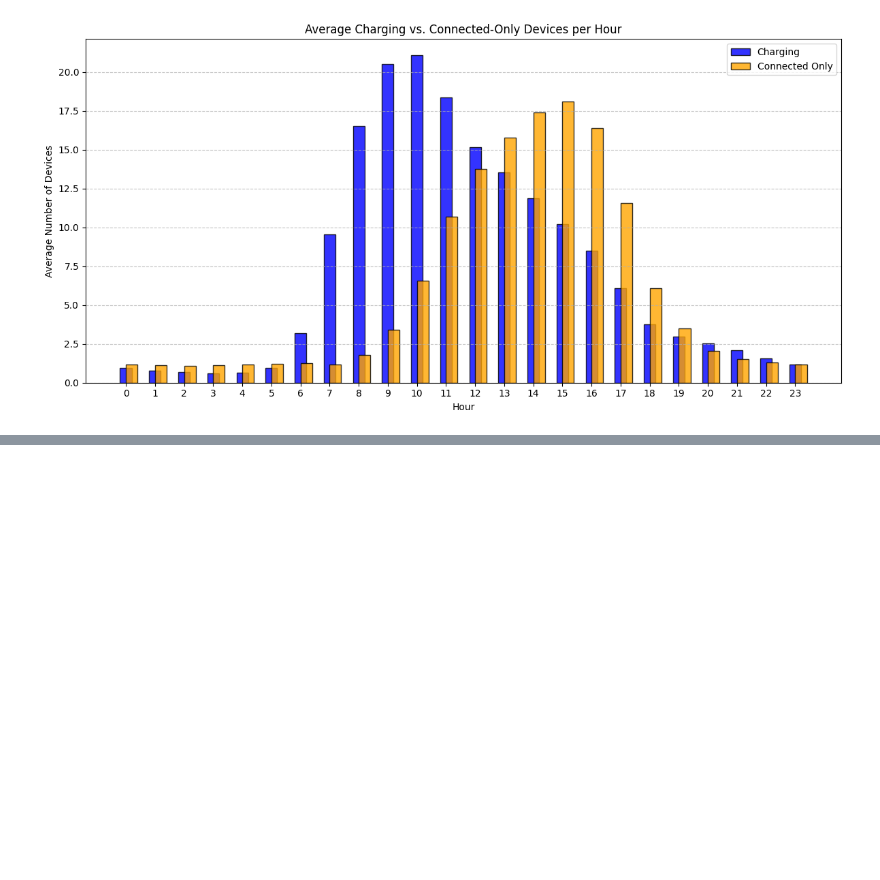
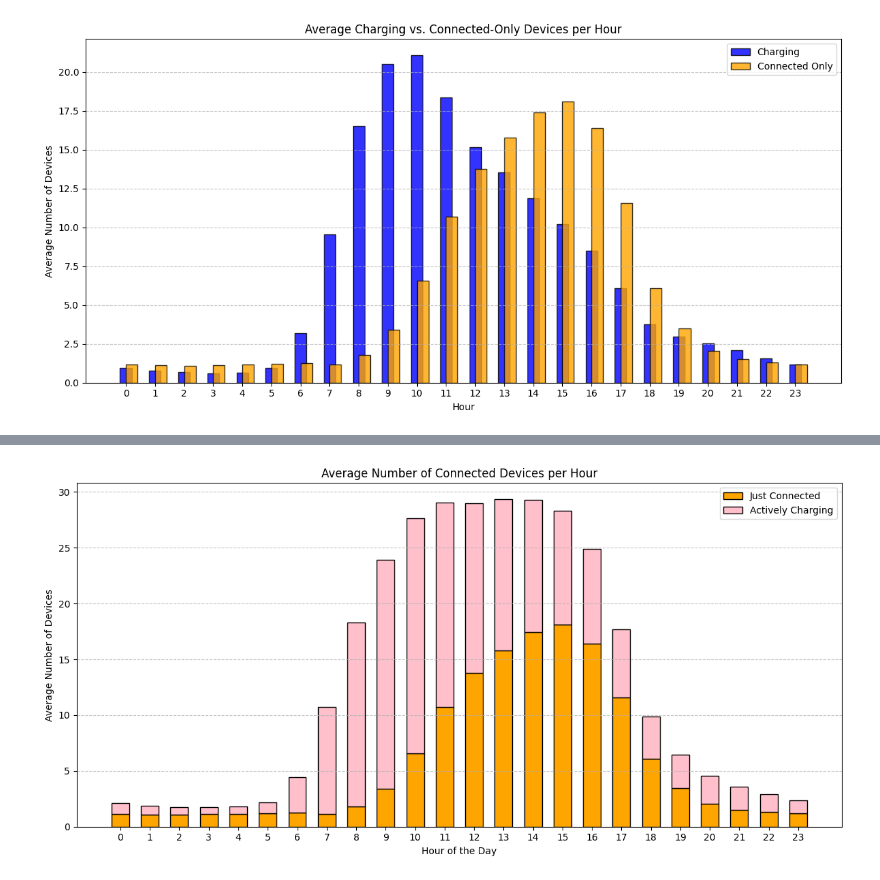
Before and after one commit to Amocon/A-Team_AA-Team-Assignment_2024, a Jupyter notebook: aa_team_assignment/02_1_temporal_patterns_and_seasonality.ipynb, the cells around one changed output, grey strips where cells are left out. Drawn from its saved outputs; the diff is of its cells as text; code cells hidden in the pictures; blank space fills up the shorter version.

Commit message:
Total Number Connected Devices Visualization

```diff
--- a/aa_team_assignment/02_1_temporal_patterns_and_seasonality.ipynb
+++ b/aa_team_assignment/02_1_temporal_patterns_and_seasonality.ipynb
@@ -511,0 +520,23 @@ plt.show()
+# %%
+all_hours = range(24)
+total_connected_avg = just_connected_avg + active_loading_avg
+
+plt.figure(figsize=(12, 6))
+
+bar_width = 0.6
+x = np.arange(24)
+
+plt.bar(x, just_connected_avg, width=bar_width, label='Just Connected', color='orange', edgecolor='black')
+plt.bar(x, active_loading_avg, width=bar_width, label='Actively Charging', bottom=just_connected_avg, color='pink', edgecolor='black')
+
+plt.title('Average Number of Connected Devices per Hour')
+plt.xlabel('Hour of the Day')
+plt.ylabel('Average Number of Devices')
+plt.xticks(range(24))
+plt.legend()
+plt.grid(axis='y', linestyle='--', alpha=0.7)
+
+plt.tight_layout()
+plt.show()
+# %% [output]
+[figure, added]
```
Also changed, not shown: parts of 2 cells of this notebook, 2 other files.
